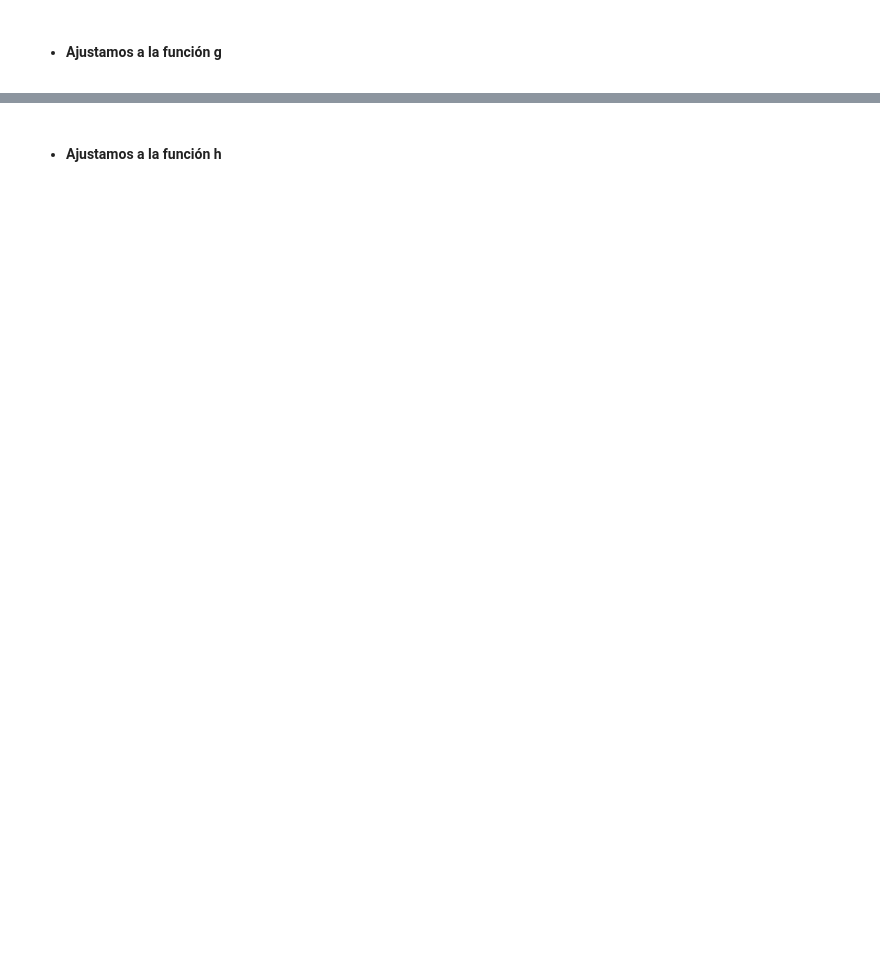
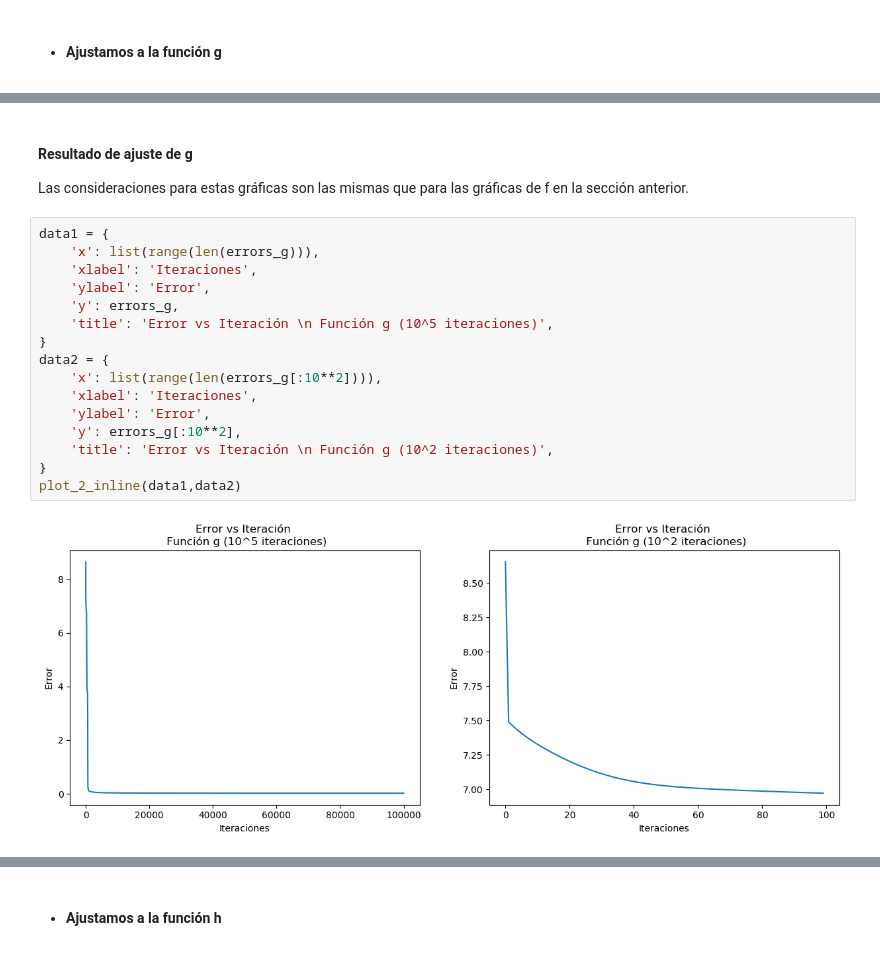
Before and after one commit to e567713/Laboratorios_MAA, a Jupyter notebook: Laboratorio_5/artificial_neural_network.ipynb, the cells around one changed output, grey strips where cells are left out. Drawn from its saved outputs; the diff is of its cells as text; blank space fills up the shorter version.

```diff
--- a/Laboratorio_5/artificial_neural_network.ipynb
+++ b/Laboratorio_5/artificial_neural_network.ipynb
@@ -201,0 +250,21 @@ plot_errors('g', errors_g)
+# %% [markdown]
+#### Resultado de ajuste de g
+Las consideraciones para estas gráficas son las mismas que para las gráficas de f en la sección anterior.
+# %%
+data1 = {
+    'x': list(range(len(errors_g))),
+    'xlabel': 'Iteraciones',
+    'ylabel': 'Error',
+    'y': errors_g,
+    'title': 'Error vs Iteración \n Función g (10^5 iteraciones)',
+}
+data2 = {
+    'x': list(range(len(errors_g[:10**2]))),
+    'xlabel': 'Iteraciones',
+    'ylabel': 'Error',
+    'y': errors_g[:10**2],
+    'title': 'Error vs Iteración \n Función g (10^2 iteraciones)',
+}
+plot_2_inline(data1,data2)
+# %% [output]
+[figure, added]
```
Also changed, not shown: parts of 20 cells of this notebook, 1 other file.
